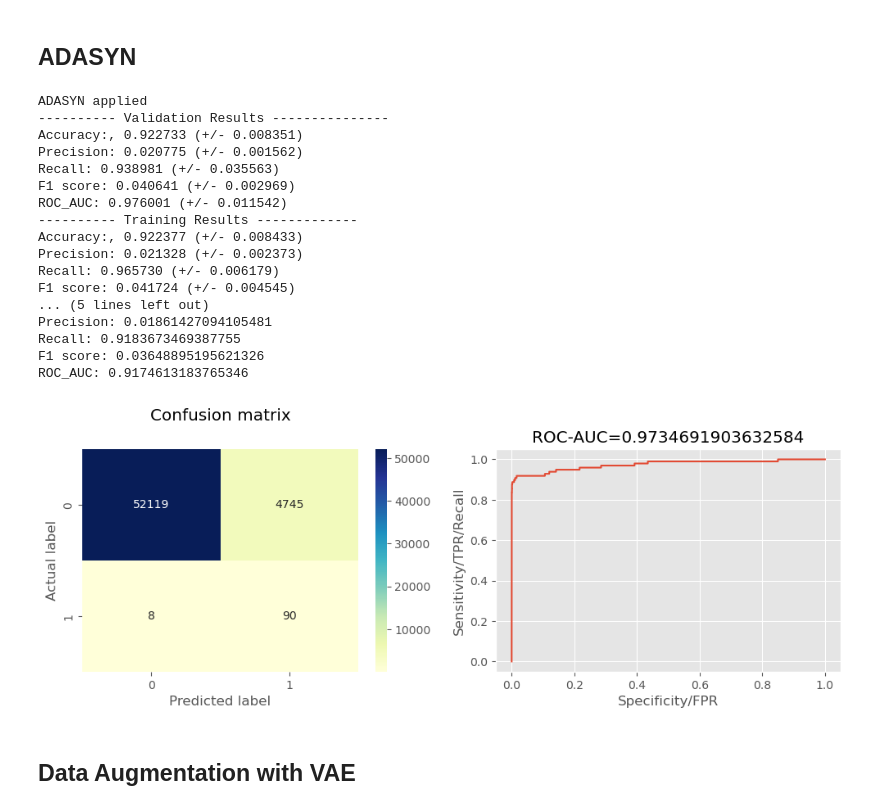
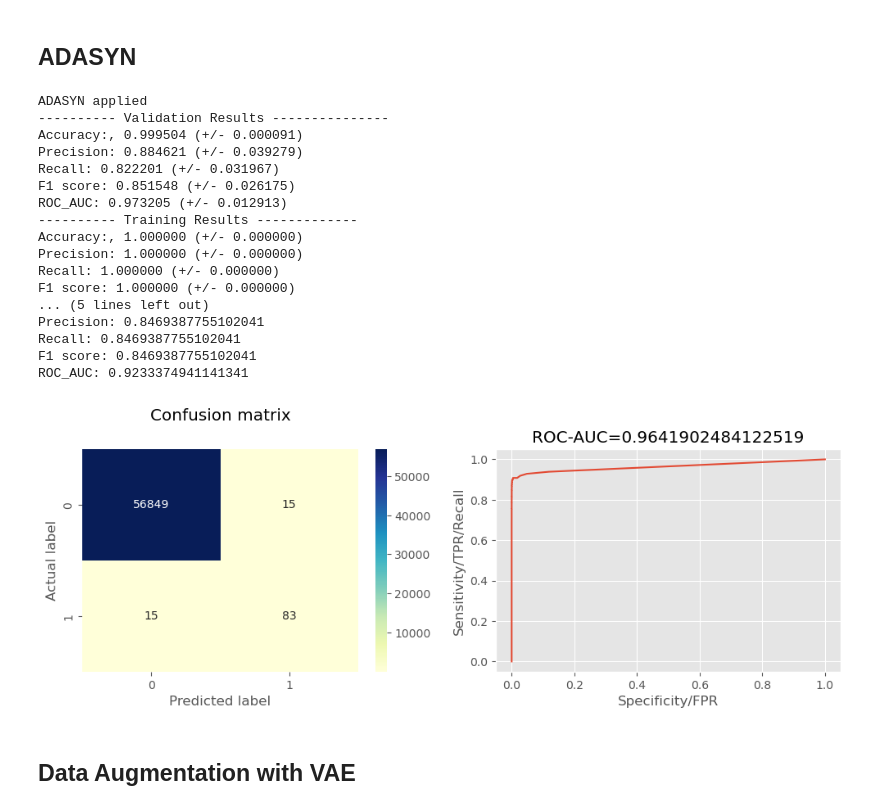
Before and after one commit to MariliaElia/credit-card-fraud-detection-ml-model, a Jupyter notebook: RF_model.ipynb, the cells around one changed output. Cells and saved outputs as stored; diff of their text form; code cells hidden in the pictures.

Commit message:
model updates to run scaling after balancing

```diff
--- a/RF_model.ipynb
+++ b/RF_model.ipynb
@@ -199,30 +209,34 @@ ROC_AUC: 0.9461701675605526
 # %%
 rf = RandomForestClassifier()
 
 model_cv(X_train, y_train, rf, 'adasyn')
 
 rf.fit(X_train_adasyn, y_train_adasyn)
 
-evaluate_model(X_test_processed, y_test, rf)
+train_predictions = rf.predict(X_train_adasyn)
+print("################# Training Results ########################")
+model_scores(y_train_adasyn, train_predictions)
+
+evaluate_model(X_test_processed_adasyn, y_test, rf)
 # %% [output]
 ADASYN applied
 ---------- Validation Results ---------------
-Accuracy:, 0.922733 (+/- 0.008351)
-Precision: 0.020775 (+/- 0.001562)
-Recall: 0.938981 (+/- 0.035563)
-F1 score: 0.040641 (+/- 0.002969)
-ROC_AUC: 0.976001 (+/- 0.011542)
+Accuracy:, 0.999504 (+/- 0.000091)
+Precision: 0.884621 (+/- 0.039279)
+Recall: 0.822201 (+/- 0.031967)
+F1 score: 0.851548 (+/- 0.026175)
+ROC_AUC: 0.973205 (+/- 0.012913)
 ---------- Training Results -------------
-Accuracy:, 0.922377 (+/- 0.008433)
-Precision: 0.021328 (+/- 0.002373)
-Recall: 0.965730 (+/- 0.006179)
-F1 score: 0.041724 (+/- 0.004545)
+Accuracy:, 1.000000 (+/- 0.000000)
+Precision: 1.000000 (+/- 0.000000)
+Recall: 1.000000 (+/- 0.000000)
+F1 score: 1.000000 (+/- 0.000000)
 ... (5 lines left out)
-Precision: 0.01861427094105481
-Recall: 0.9183673469387755
-F1 score: 0.03648895195621326
-ROC_AUC: 0.9174613183765346
+Precision: 0.8469387755102041
+Recall: 0.8469387755102041
+F1 score: 0.8469387755102041
+ROC_AUC: 0.9233374941141341
-[figure, old version]
+[figure, new version]
 # %% [markdown]
 ## Data Augmentation with VAE
 # %% [markdown]
```
Also changed, not shown: parts of 10 cells of this notebook, 4 other files.
